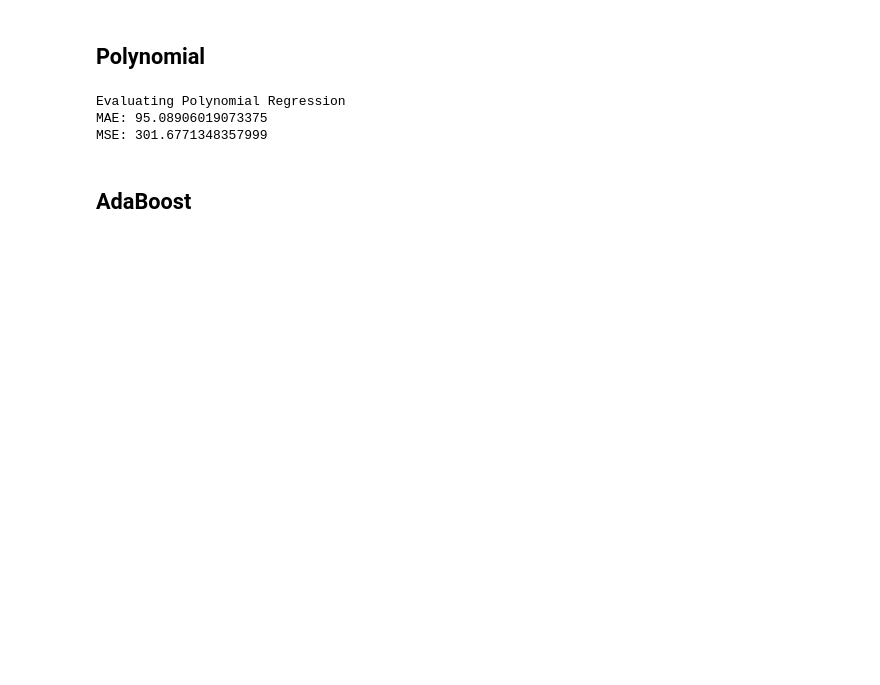
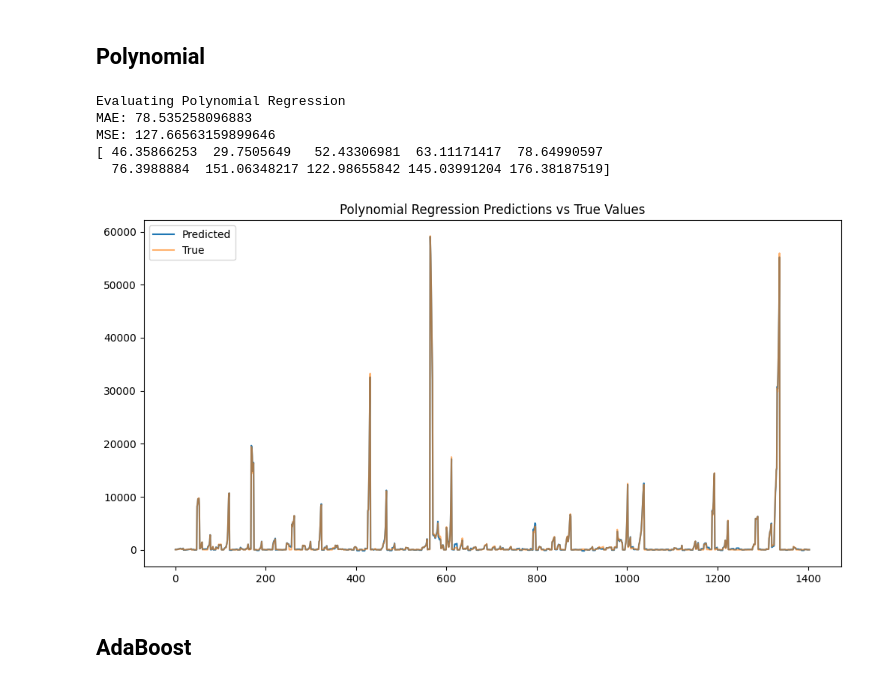
Before and after one commit to MAKEgroup/Covid_19_Propagation, a Jupyter notebook: Project/ML_Modeling.ipynb, the cells around one changed output. Cells and saved outputs as stored; diff of their text form; code cells hidden in the pictures; blank space fills up the shorter version.

```diff
--- a/Project/ML_Modeling.ipynb
+++ b/Project/ML_Modeling.ipynb
@@ -260,14 +274,19 @@ from sklearn.svm import LinearSVR
 # %%
 poly = PolynomialFeatures(degree=2)
 X_poly_tr = poly.fit_transform(X_tr)
-X_poly_val = poly.transform(X_val)
+#X_poly_val = poly.transform(X_val)
+X_poly_te = poly.transform(X_te)
 
 linear_model = LinearSVR(loss='squared_epsilon_insensitive', dual=False, random_state=42)
-evaluate_model(linear_model, X_poly_tr, y_tr, X_poly_val, y_val, min_max_scaler_Y, model_name="Polynomial Regression")
+#evaluate_model(linear_model, X_poly_tr, y_tr, X_poly_val, y_val, min_max_scaler_Y, model_name="Polynomial Regression")
+evaluate_model(linear_model, X_poly_tr, y_tr, X_poly_te, y_te, min_max_scaler_Y, model_name="Polynomial Regression")
 # %% [output]
 Evaluating Polynomial Regression
-MAE: 95.08906019073375
-MSE: 301.6771348357999
+MAE: 78.535258096883
+MSE: 127.66563159899646
+[ 46.35866253  29.7505649   52.43306981  63.11171417  78.64990597
+  76.3988884  151.06348217 122.98655842 145.03991204 176.38187519]
+[figure, added]
 # %% [markdown]
 ## AdaBoost
 # %%
```
Also changed, not shown: parts of 7 cells of this notebook.
